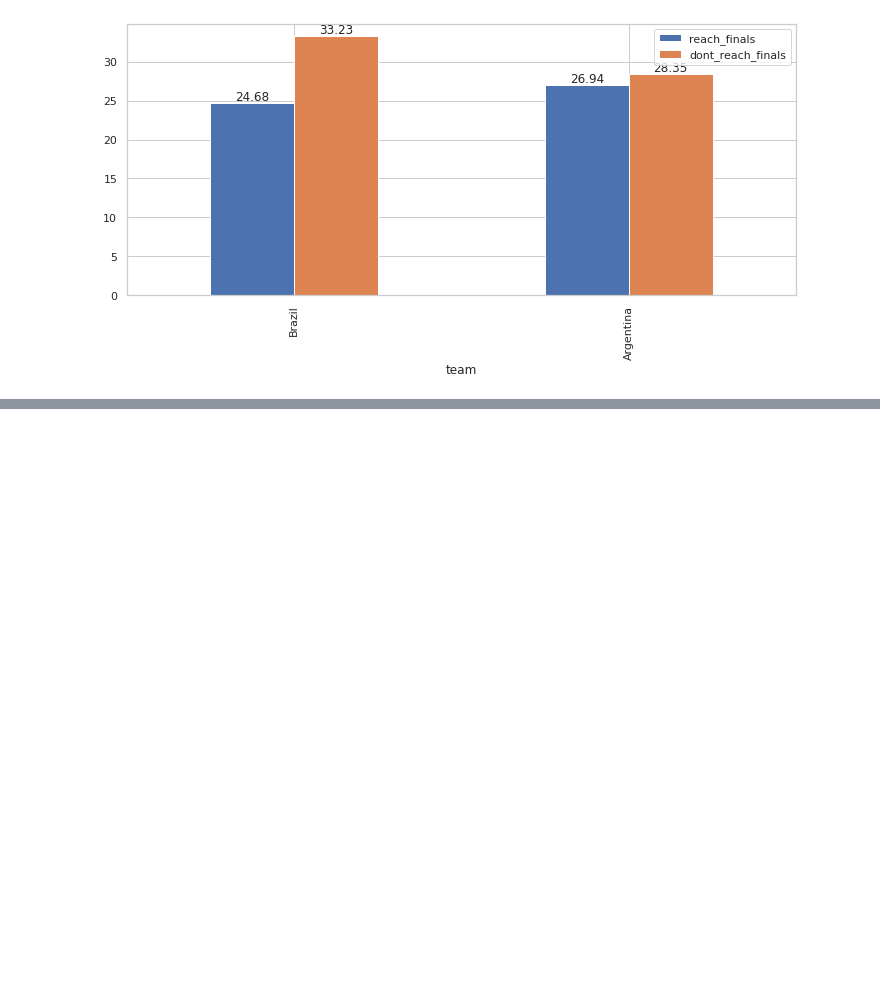
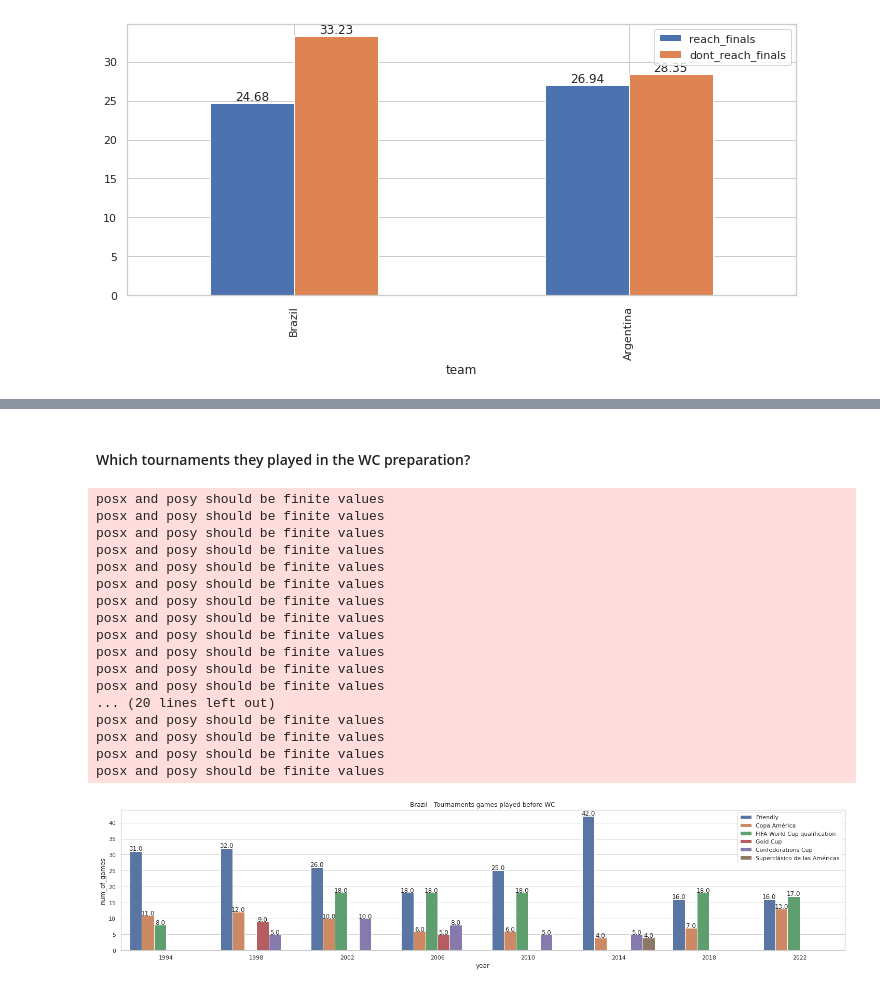
Before and after one commit to samuelca/international-football-results, a Jupyter notebook: exploratory-analysis.ipynb, the cells around one changed output, grey strips where cells are left out. Saved outputs shown, nothing was run; the diff lists cells and outputs as text; code cells hidden in the pictures; blank space fills up the shorter version.

```diff
--- a/exploratory-analysis.ipynb
+++ b/exploratory-analysis.ipynb
@@ -552,0 +617,52 @@ for container in ax.containers:
+# %% [markdown]
+#### Which tournaments they played in the WC preparation?
+# %%
+wc_history_list = []
+df_tournaments = pd.DataFrame()
+for i in range(14,len(df_wc_start_end_2022)): # Starting at the 1994 WC
+    start_cycle_year = df_wc_start_end_2022['year'][i-1] # year that start the next wc cycle
+    end_cycle_year = df_wc_start_end_2022['year'][i] # wc year, that ends the wc cycle
+
+    df_wc_cycle = df_results[(df_results['teams_envolved'].apply(lambda x: x.__contains__(team))) &
+                        (df_results['date'] > df_wc_start_end_2022[df_wc_start_end_2022['year'] == start_cycle_year]['date_end'].max()) & # greater than the end of last WC
+                        (df_results['date'] < df_wc_start_end_2022[df_wc_start_end_2022['year'] == end_cycle_year]['date_start'].min())]  # smaller than the begging of current wc
+
+    df_tournaments_year = df_wc_cycle['tournament'].value_counts().reset_index()
+    df_tournaments_year['year'] = end_cycle_year
+    df_tournaments = pd.concat([df_tournaments, df_tournaments_year])
+
+df_tournaments.rename(columns = {'index':'tournament','tournament':'num_of_games'}, inplace = True)
+
+# Filtering tournaments with less than 4 games
+df_tournaments = df_tournaments[df_tournaments['num_of_games'] > 3]
+
+plt.figure(figsize=(25,5))
+plt.title(f"{team} - Tournaments games played before WC")
+sns.set_theme(style="whitegrid")
+
+p = sns.barplot(data = df_tournaments,
+            x = 'year',
+            y = 'num_of_games',
+            hue = 'tournament')
+plt.legend(loc='upper right')
+#show values on barplot
+show_values(p)
+# %% [output]
+posx and posy should be finite values
+posx and posy should be finite values
+posx and posy should be finite values
+posx and posy should be finite values
+posx and posy should be finite values
+posx and posy should be finite values
+posx and posy should be finite values
+posx and posy should be finite values
+posx and posy should be finite values
+posx and posy should be finite values
+posx and posy should be finite values
+posx and posy should be finite values
+... (20 lines left out)
+posx and posy should be finite values
+posx and posy should be finite values
+posx and posy should be finite values
+posx and posy should be finite values
+[figure, added]
```
Also changed, not shown: parts of 9 cells of this notebook.
